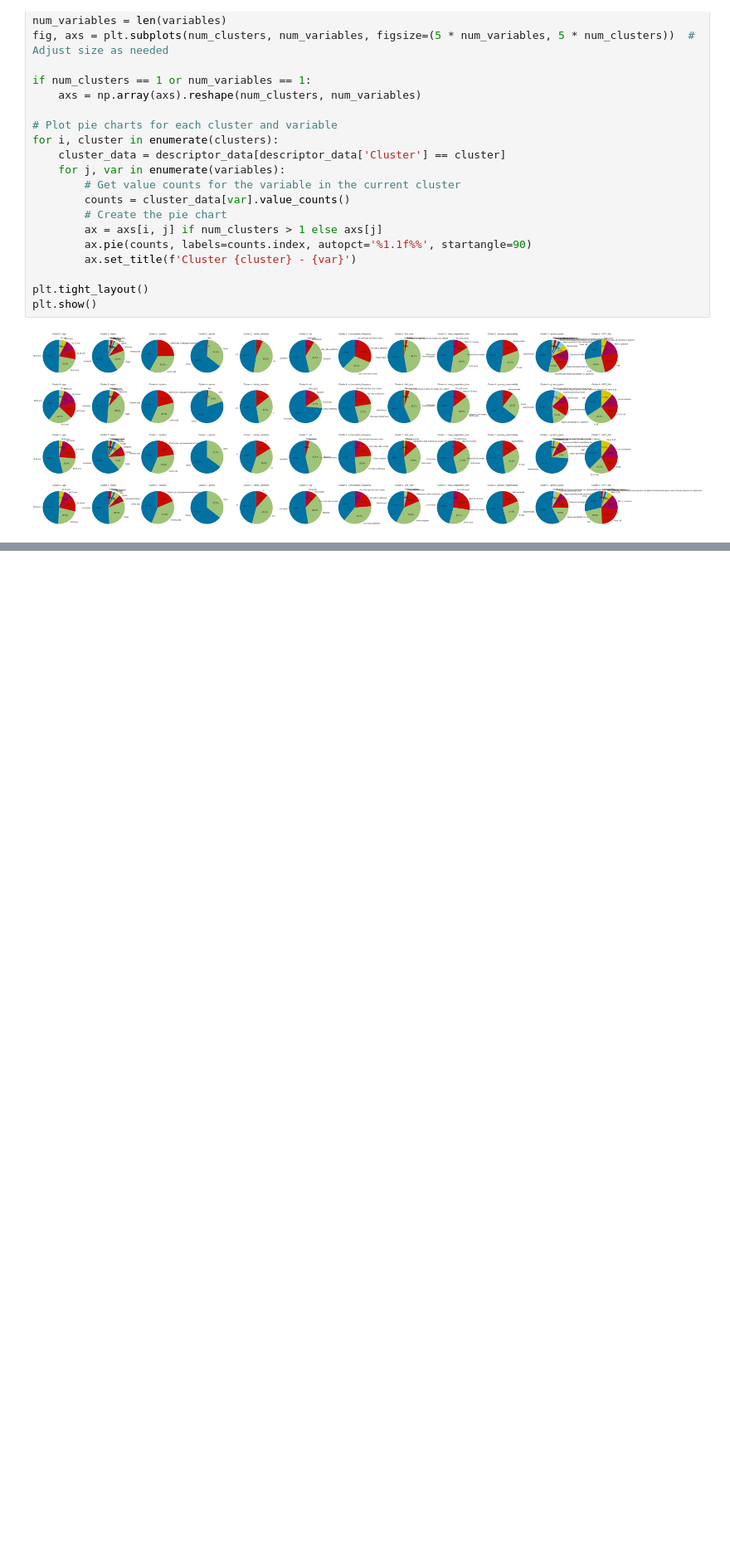
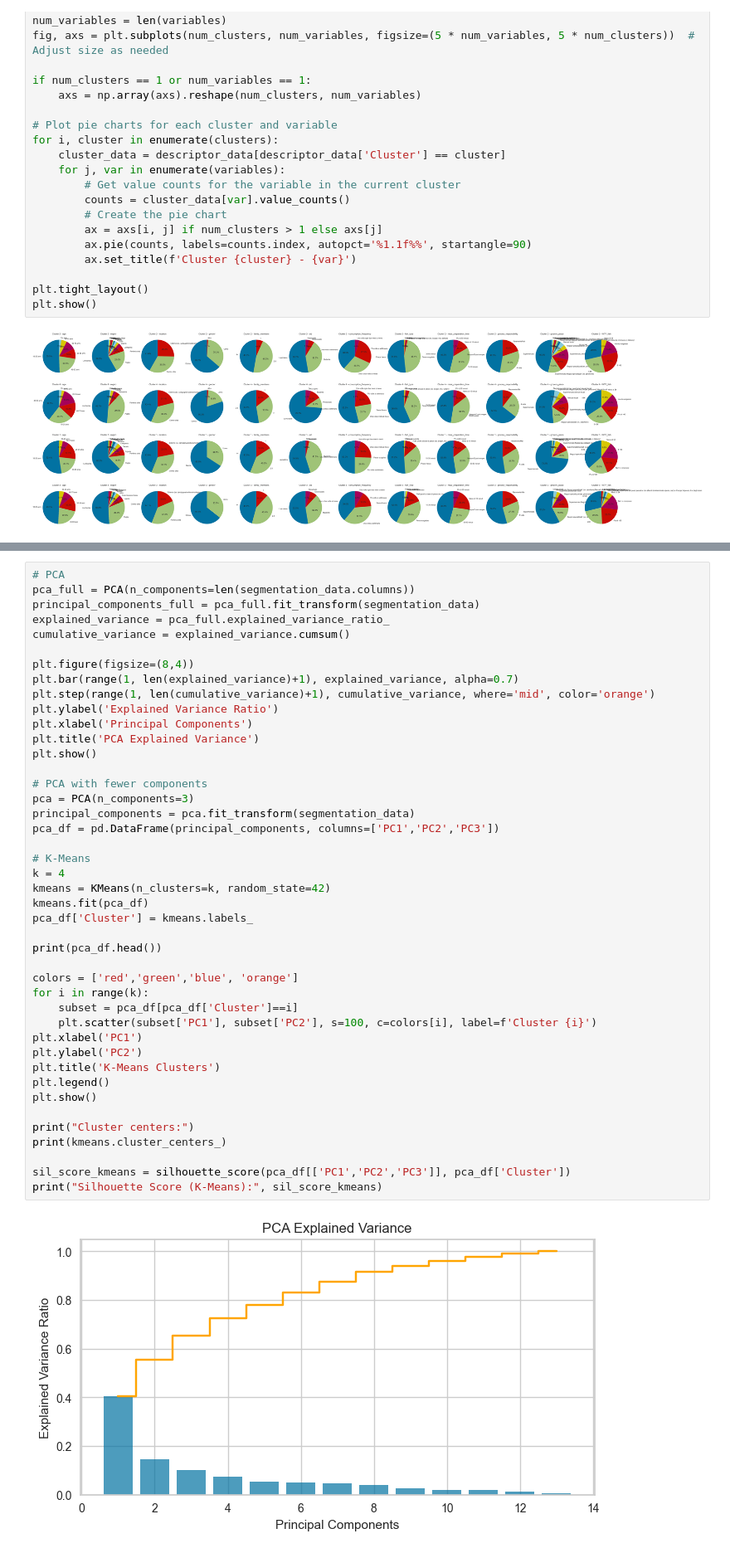
Before and after one commit to AngelicaLongo/Marketing-analytics-, a Jupyter notebook: segmentation.ipynb, the cells around one changed output, grey strips where cells are left out. Shown at 83% size. Saved outputs shown, nothing was run; the diff lists cells and outputs as text; blank space fills up the shorter version.

```diff
--- a/segmentation.ipynb
+++ b/segmentation.ipynb
@@ -461,0 +457,45 @@ plt.show()
+# %%
+# PCA
+pca_full = PCA(n_components=len(segmentation_data.columns))
+principal_components_full = pca_full.fit_transform(segmentation_data)
+explained_variance = pca_full.explained_variance_ratio_
+cumulative_variance = explained_variance.cumsum()
+
+plt.figure(figsize=(8,4))
+plt.bar(range(1, len(explained_variance)+1), explained_variance, alpha=0.7)
+plt.step(range(1, len(cumulative_variance)+1), cumulative_variance, where='mid', color='orange')
+plt.ylabel('Explained Variance Ratio')
+plt.xlabel('Principal Components')
+plt.title('PCA Explained Variance')
+plt.show()
+
+# PCA with fewer components
+pca = PCA(n_components=3)
+principal_components = pca.fit_transform(segmentation_data)
+pca_df = pd.DataFrame(principal_components, columns=['PC1','PC2','PC3'])
+
+# K-Means
+k = 4
+kmeans = KMeans(n_clusters=k, random_state=42)
+kmeans.fit(pca_df)
+pca_df['Cluster'] = kmeans.labels_
+
+print(pca_df.head())
+
+colors = ['red','green','blue', 'orange']
+for i in range(k):
+    subset = pca_df[pca_df['Cluster']==i]
+    plt.scatter(subset['PC1'], subset['PC2'], s=100, c=colors[i], label=f'Cluster {i}')
+plt.xlabel('PC1')
+plt.ylabel('PC2')
+plt.title('K-Means Clusters')
+plt.legend()
+plt.show()
+
+print("Cluster centers:")
+print(kmeans.cluster_centers_)
+
+sil_score_kmeans = silhouette_score(pca_df[['PC1','PC2','PC3']], pca_df['Cluster'])
+print("Silhouette Score (K-Means):", sil_score_kmeans)
+# %% [output]
+[figure, added]
```
Also changed, not shown: parts of 47 cells of this notebook.
